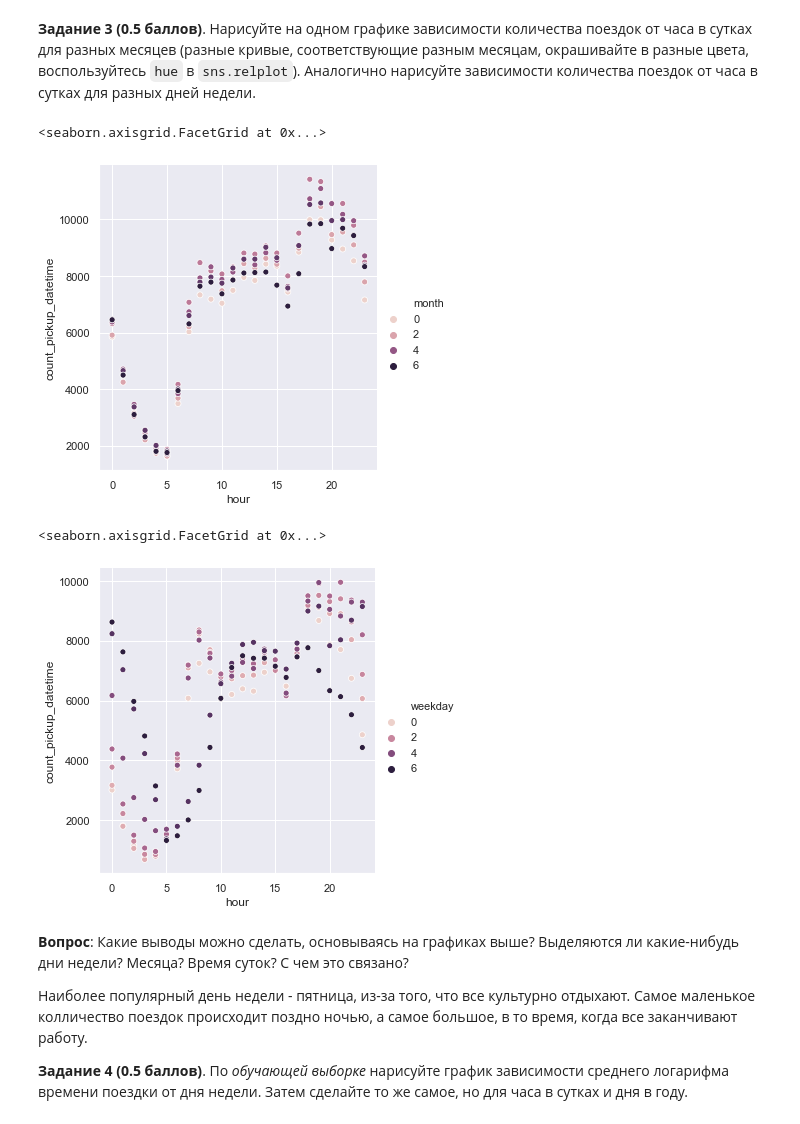
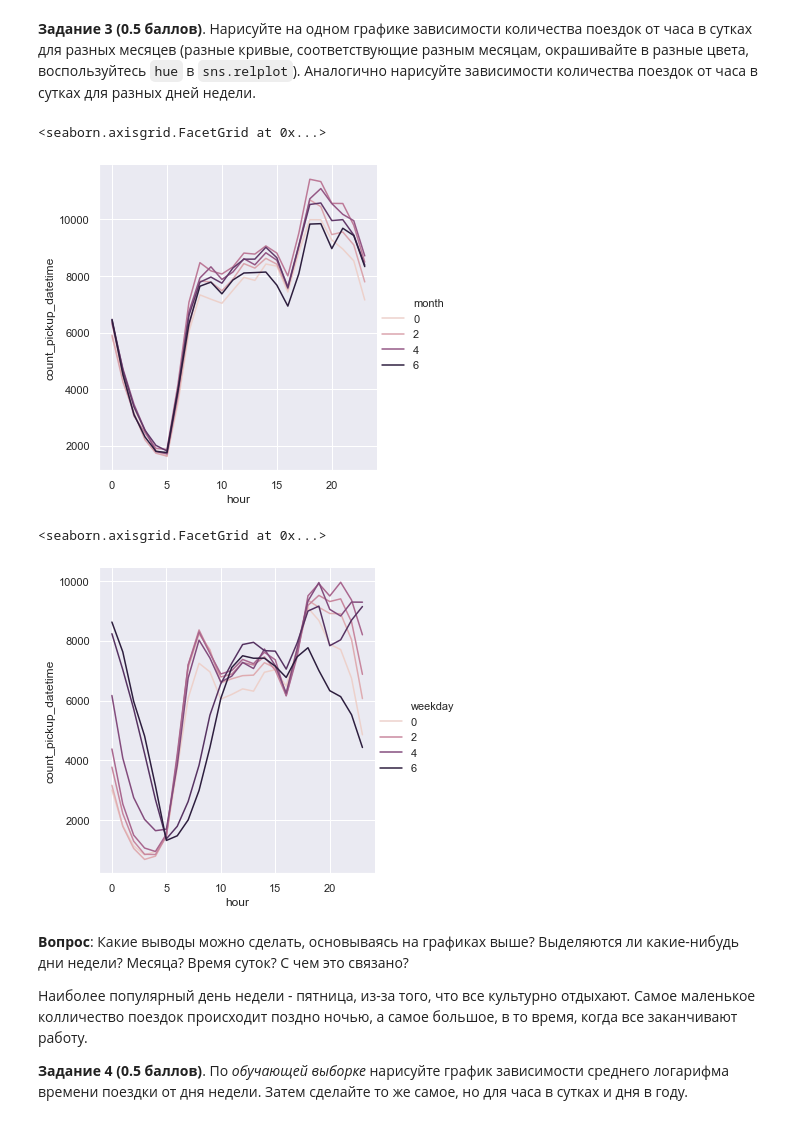
Before and after one commit to charzik/ml-hw, a Jupyter notebook: hw2/homework-practice-02.ipynb, the cells around one changed output. Cells and saved outputs as stored; diff of their text form; code cells hidden in the pictures.

```diff
--- a/hw2/homework-practice-02.ipynb
+++ b/hw2/homework-practice-02.ipynb
@@ -139,0 +130,8 @@ See the caveats in the documentation: http://pandas.pydata.org/pandas-docs/stabl
+# %%
+data['log_trip_duration'] = np.log1p(data['trip_duration'])
+y = data['log_trip_duration']
+X = data.drop(columns=['trip_duration', 'log_trip_duration'])
+
+X_train, X_test, y_train, y_test = train_test_split(X, y, test_size=0.3, random_state=10)
+
+sns.distplot(y_train)
@@ -188,25 +201,19 @@ sns.countplot(X_train['pickup_datetime'].dt.hour)
 # %% [markdown]
 **Задание 3 (0.5 баллов)**. Нарисуйте на одном графике зависимости количества поездок от часа в сутках для разных месяцев (разные кривые, соответствующие разным месяцам, окрашивайте в разные цвета, воспользуйтесь `hue` в `sns.relplot`). Аналогично нарисуйте зависимости количества поездок от часа в сутках для разных дней недели.
 # %%
-tmp = X_train.copy()
-tmp['month'] = tmp['pickup_datetime'].dt.month
-tmp['hour'] = tmp['pickup_datetime'].dt.hour
-tmp['weekday'] = tmp['pickup_datetime'].dt.weekday
-tmp['dayofyear'] = tmp['pickup_datetime'].dt.dayofyear
-
 for_plot = tmp.groupby(['month', 'hour']).count().add_prefix('count_')
 for_plot = for_plot.reset_index()
-sns.relplot(x='hour', y='count_pickup_datetime', hue='month', data=for_plot)
+sns.relplot(x='hour', y='count_pickup_datetime', hue='month', kind='line', data=for_plot)
 # %% [output]
 <seaborn.axisgrid.FacetGrid at 0x...>
-[figure, old version]
+[figure, new version]
 # %%
 for_plot = tmp.groupby(['weekday', 'hour']).count().add_prefix('count_')
 for_plot = for_plot.reset_index()
-sns.relplot(x='hour', y='count_pickup_datetime', hue='weekday', data=for_plot)
+sns.relplot(x='hour', y='count_pickup_datetime', hue='weekday', kind='line', data=for_plot)
 # %% [output]
 <seaborn.axisgrid.FacetGrid at 0x...>
-[figure, old version]
+[figure, new version]
 # %% [markdown]
 **Вопрос**: Какие выводы можно сделать, основываясь на графиках выше? Выделяются ли какие-нибудь дни недели? Месяца? Время суток? С чем это связано?
 
```
Also changed, not shown: parts of 32 cells of this notebook.
